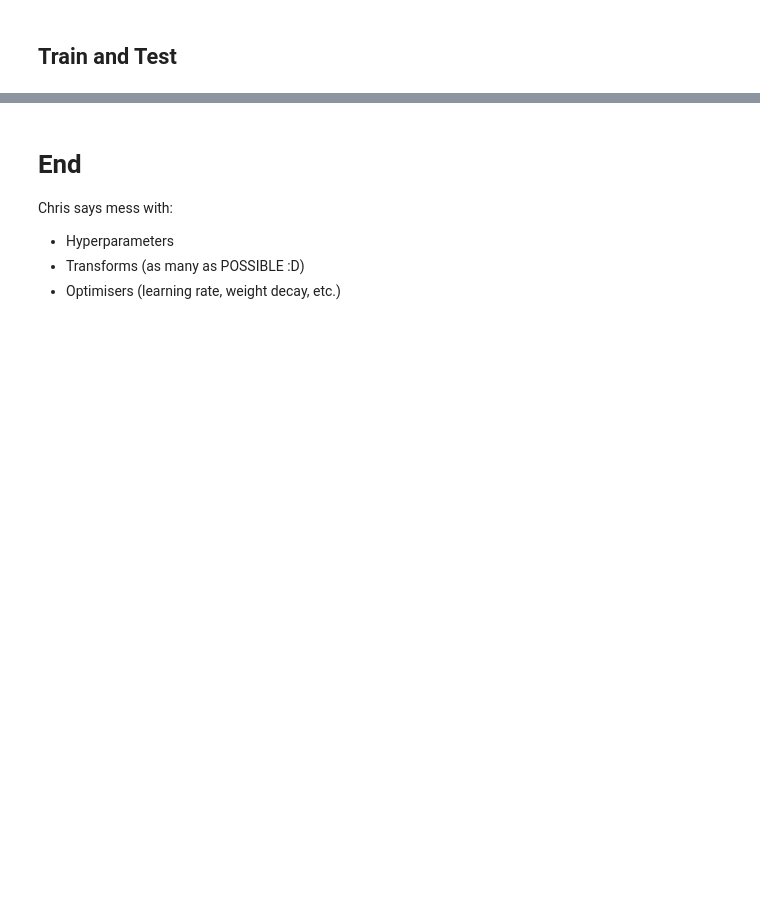
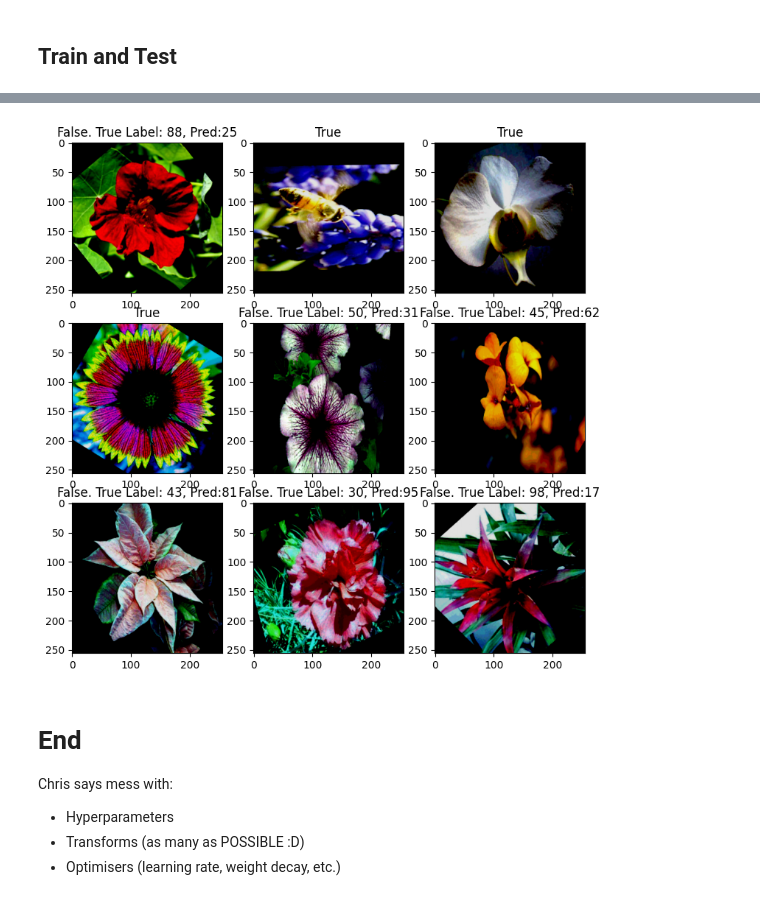
Before and after one commit to OliviaHutchison/IMLOProject, a Jupyter notebook: CNN_Model.ipynb, the cells around one changed output, grey strips where cells are left out. Cells and saved outputs as stored; diff of their text form; code cells hidden in the pictures; blank space fills up the shorter version.

```diff
--- a/CNN_Model.ipynb
+++ b/CNN_Model.ipynb
@@ -272,4 +273,4 @@ FlowersModel(
 ##Loss and Optimiser
 lossCalc = nn.CrossEntropyLoss()
 optimiser = torch.optim.Adam(params=model1.parameters(),
-                             lr=0.0001)
+                             lr=0.000001)
@@ -455,0 +492,14 @@ Train time on cuda: 1510.460 seconds.
+# %%
+import random
+random.seed(42)
+testSamples = []
+testLabels= []
+for sample, label in random.sample(list(test_data), k=9):
+  testSamples.append(sample)
+  testLabels.append(label)
+# %%
+#Make predictions
+predProbs = makePredictions(model=model1,
+                            data=testSamples)
+
+predProbs[:10]
@@ -455,0 +524,24 @@ Train time on cuda: 1510.460 seconds.
+# %%
+#Convert to labels
+predClass = predProbs.argmax(dim=1)
+# %%
+plt.figure(figsize=(9,9))
+nrows= 3
+ncols = 3
+for i, sample in enumerate(testSamples):
+  plt.subplot(nrows, ncols, i+1)
+
+  changedSample = sample.permute(1,2,0)
+  plt.imshow(changedSample.squeeze())
+
+  #Pred label
+  predLabel = predClass[i]
+  #Get truth label
+  truthLabel = testLabels[i]
+
+  #check for equality
+  if truthLabel == predLabel:
+    plt.title("True")
+  else:
+    plt.title(f"False. True Label: {truthLabel}, Pred:{predLabel}")
+# %% [output]
@@ -456,3 +557,4 @@ Train time on cuda: 1510.460 seconds.
+[figure, added]
 # %% [markdown]
 # End
 
```
Also changed, not shown: parts of 9 cells of this notebook.
